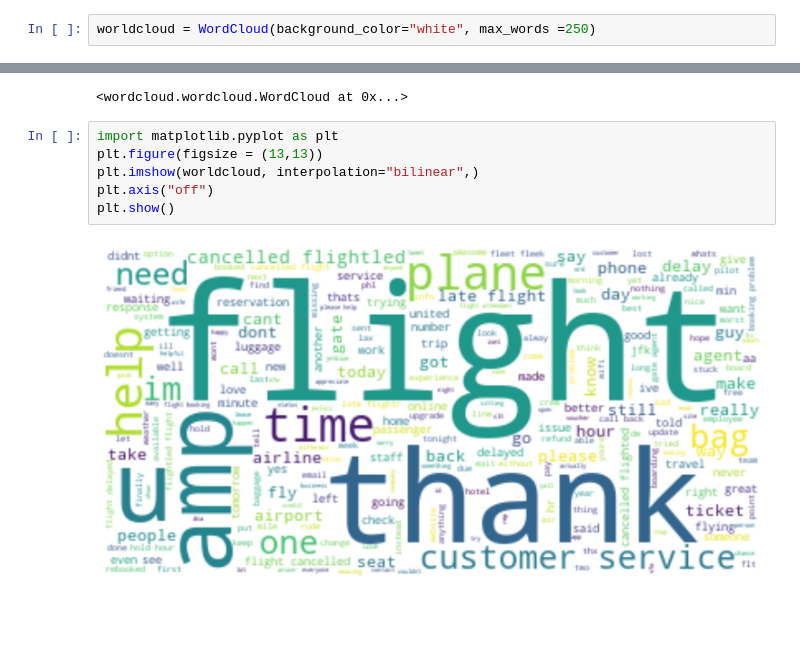
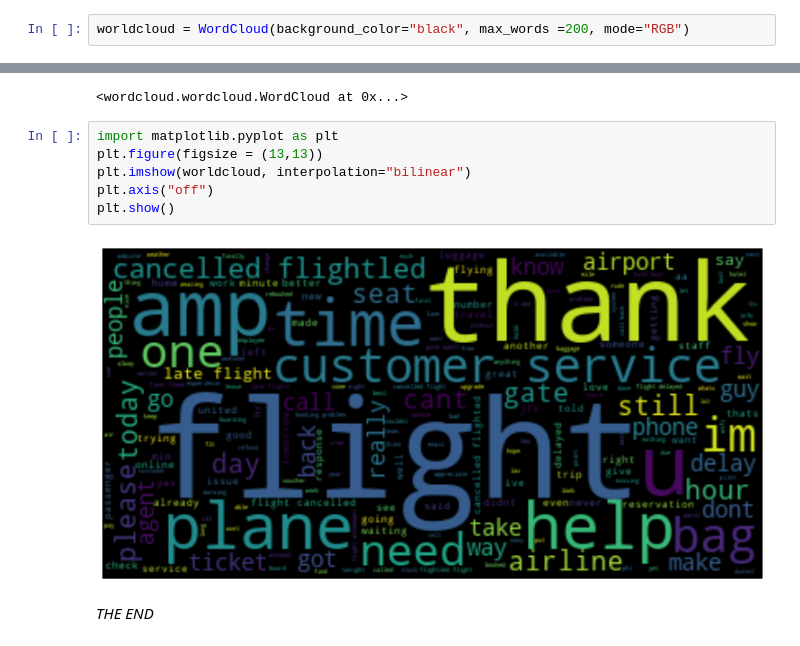
Before and after one commit to dilaraozcerit/NLP, a Jupyter notebook: airline-sentiment-analysis.ipynb, the cells around one changed output, grey strips where cells are left out. Cells and saved outputs as stored; diff of their text form; blank space fills up the shorter version.

```diff
--- a/airline-sentiment-analysis.ipynb
+++ b/airline-sentiment-analysis.ipynb
@@ -1279,7 +1157,7 @@ all_words[:100]
 # %%
 from wordcloud import WordCloud
 # %%
-worldcloud = WordCloud(background_color="white", max_words =250)
+worldcloud = WordCloud(background_color="black", max_words =200, mode="RGB")
 # %%
 worldcloud.generate(all_words)
 # %% [output]
@@ -1287,8 +1165,10 @@ worldcloud.generate(all_words)
 # %%
 import matplotlib.pyplot as plt
 plt.figure(figsize = (13,13))
-plt.imshow(worldcloud, interpolation="bilinear",)
+plt.imshow(worldcloud, interpolation="bilinear")
 plt.axis("off")
 plt.show()
 # %% [output]
-[figure, old version]
+[figure, new version]
+# %% [markdown]
+_THE_ _END_
```
Also changed, not shown: parts of 89 cells of this notebook.
